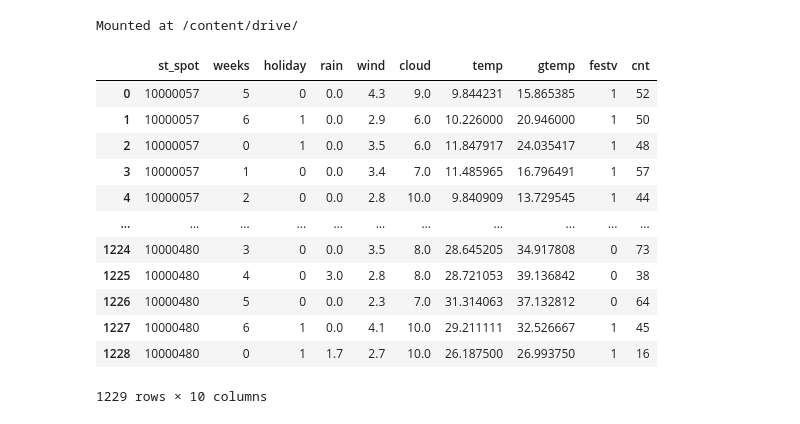
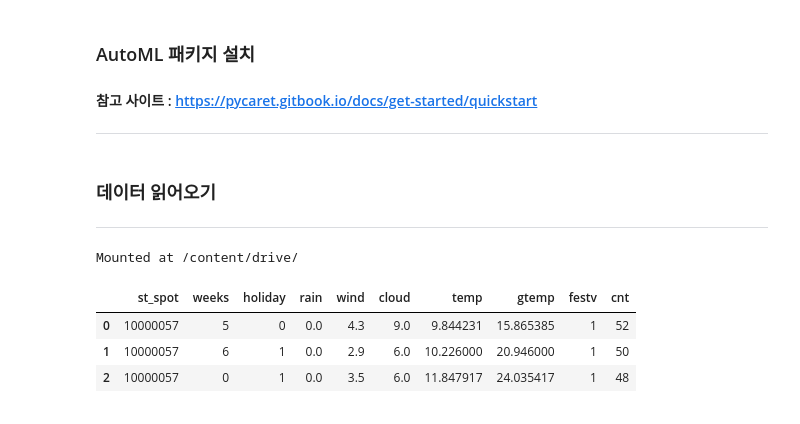
Before and after one commit to saicham/Study, a Jupyter notebook: pycaret_automl_호수공원.ipynb, the cells around one changed output. Drawn from its saved outputs; the diff is of its cells as text; code cells hidden in the pictures.

```diff
--- a/pycaret_automl_호수공원.ipynb
+++ b/pycaret_automl_호수공원.ipynb
@@ -1,2 +1,6 @@
 # %% [markdown]
 <a href="https://colab.research.google.com/github/saicham/Study/blob/main/pycaret_automl_%ED%98%B8%EC%88%98%EA%B3%B5%EC%9B%90.ipynb" target="_parent"><img src="https://colab.research.google.com/assets/colab-badge.svg" alt="Open In Colab"/></a>
+# %% [markdown]
+### AutoML 패키지 설치
+#### 참고 사이트 : https://pycaret.gitbook.io/docs/get-started/quickstart
+---
@@ -3,3 +9,6 @@
+# %% [markdown]
+### 데이터 읽어오기
+---
 # %%
 # 2. Google Drive 연결
 from google.colab import drive
@@ -12,18 +21,9 @@ import pandas as pd
 # data = pd.read_csv('/content/drive/My Drive/Automl_test/insurance.csvv')
 data = pd.read_csv('/content/drive/My Drive/Automl_test/(학습용)호수공원Top10출발지대여소일일집계.csvv')
 # %%
-data
+data.head(3)
 # %% [output]
 |  | st_spot | weeks | holiday | rain | wind | cloud | temp | gtemp | festv | cnt |
 | 0 | 10000057 | 5 | 0 | 0.0 | 4.3 | 9.0 | 9.844231 | 15.865385 | 1 | 52 |
 | 1 | 10000057 | 6 | 1 | 0.0 | 2.9 | 6.0 | 10.226000 | 20.946000 | 1 | 50 |
 | 2 | 10000057 | 0 | 1 | 0.0 | 3.5 | 6.0 | 11.847917 | 24.035417 | 1 | 48 |
-| 3 | 10000057 | 1 | 0 | 0.0 | 3.4 | 7.0 | 11.485965 | 16.796491 | 1 | 57 |
-| 4 | 10000057 | 2 | 0 | 0.0 | 2.8 | 10.0 | 9.840909 | 13.729545 | 1 | 44 |
-| ... | ... | ... | ... | ... | ... | ... | ... | ... | ... | ... |
-| 1224 | 10000480 | 3 | 0 | 0.0 | 3.5 | 8.0 | 28.645205 | 34.917808 | 0 | 73 |
-| 1225 | 10000480 | 4 | 0 | 3.0 | 2.8 | 8.0 | 28.721053 | 39.136842 | 0 | 38 |
-| 1226 | 10000480 | 5 | 0 | 0.0 | 2.3 | 7.0 | 31.314063 | 37.132812 | 0 | 64 |
-| 1227 | 10000480 | 6 | 1 | 0.0 | 4.1 | 10.0 | 29.211111 | 32.526667 | 1 | 45 |
-| 1228 | 10000480 | 0 | 1 | 1.7 | 2.7 | 10.0 | 26.187500 | 26.993750 | 1 | 16 |
-1229 rows × 10 columns
```
Also changed, not shown: parts of 26 cells of this notebook.
